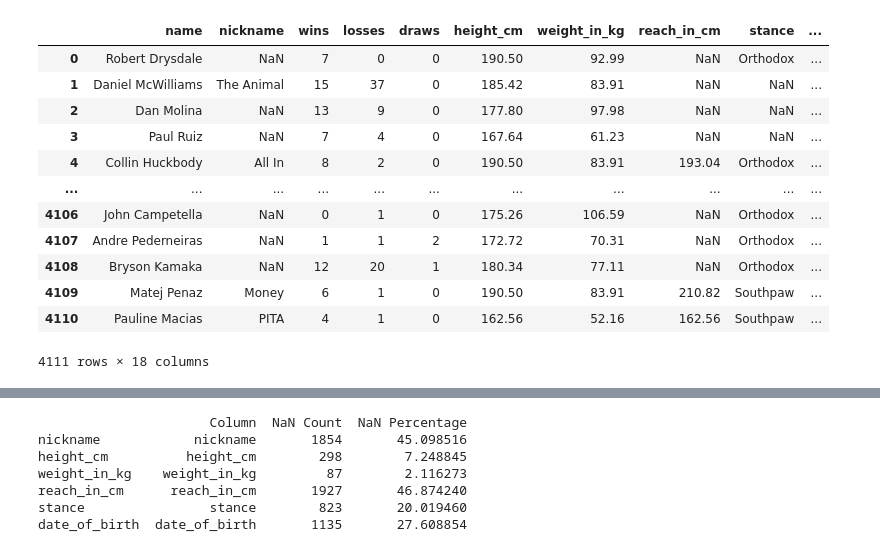
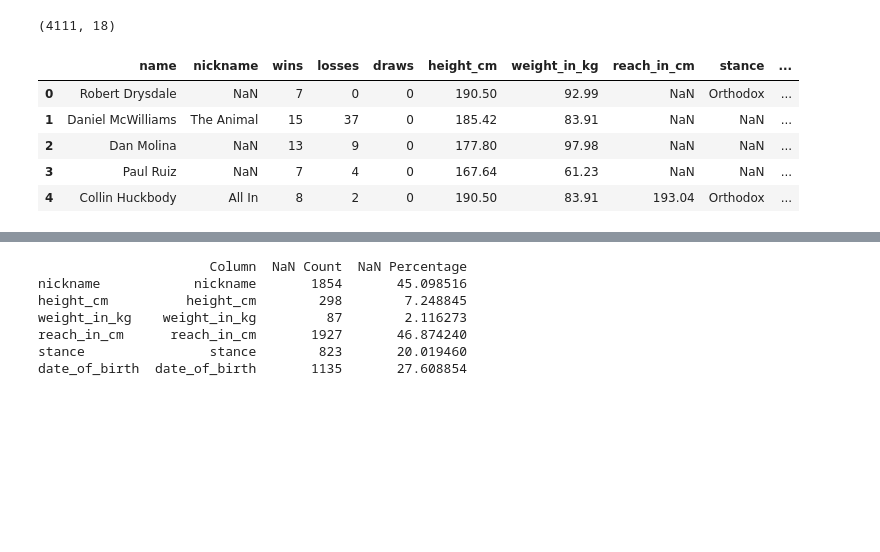
Before and after one commit to Brtsz8/ufc-dataset-analysis, a Jupyter notebook: UFC_analysis_project.ipynb, the cells around one changed output, grey strips where cells are left out. Drawn from its saved outputs; the diff is of its cells as text; code cells hidden in the pictures; blank space fills up the shorter version.

```diff
--- a/UFC_analysis_project.ipynb
+++ b/UFC_analysis_project.ipynb
@@ -13,20 +13,17 @@ def set_title(fig, title, y=1.0, weight="bold", fontsize=11):
 # %%
 #import darafream
 df = pd.read_csv("ufc-fighters-statistics.csv")
+
+print(df.shape)
+# %% [output]
+(4111, 18)
 # %%
 #dataset info
-df
+df.head()
 # %% [output]
 |  | name | nickname | wins | losses | draws | height_cm | weight_in_kg | reach_in_cm | stance | ... |
 | 0 | Robert Drysdale | NaN | 7 | 0 | 0 | 190.50 | 92.99 | NaN | Orthodox | ... |
 | 1 | Daniel McWilliams | The Animal | 15 | 37 | 0 | 185.42 | 83.91 | NaN | NaN | ... |
 | 2 | Dan Molina | NaN | 13 | 9 | 0 | 177.80 | 97.98 | NaN | NaN | ... |
 | 3 | Paul Ruiz | NaN | 7 | 4 | 0 | 167.64 | 61.23 | NaN | NaN | ... |
 | 4 | Collin Huckbody | All In | 8 | 2 | 0 | 190.50 | 83.91 | 193.04 | Orthodox | ... |
-| ... | ... | ... | ... | ... | ... | ... | ... | ... | ... | ... |
-| 4106 | John Campetella | NaN | 0 | 1 | 0 | 175.26 | 106.59 | NaN | Orthodox | ... |
-| 4107 | Andre Pederneiras | NaN | 1 | 1 | 2 | 172.72 | 70.31 | NaN | Orthodox | ... |
-| 4108 | Bryson Kamaka | NaN | 12 | 20 | 1 | 180.34 | 77.11 | NaN | Orthodox | ... |
-| 4109 | Matej Penaz | Money | 6 | 1 | 0 | 190.50 | 83.91 | 210.82 | Southpaw | ... |
-| 4110 | Pauline Macias | PITA | 4 | 1 | 0 | 162.56 | 52.16 | 162.56 | Southpaw | ... |
-4111 rows × 18 columns
```
Also changed, not shown: parts of 22 cells of this notebook.
